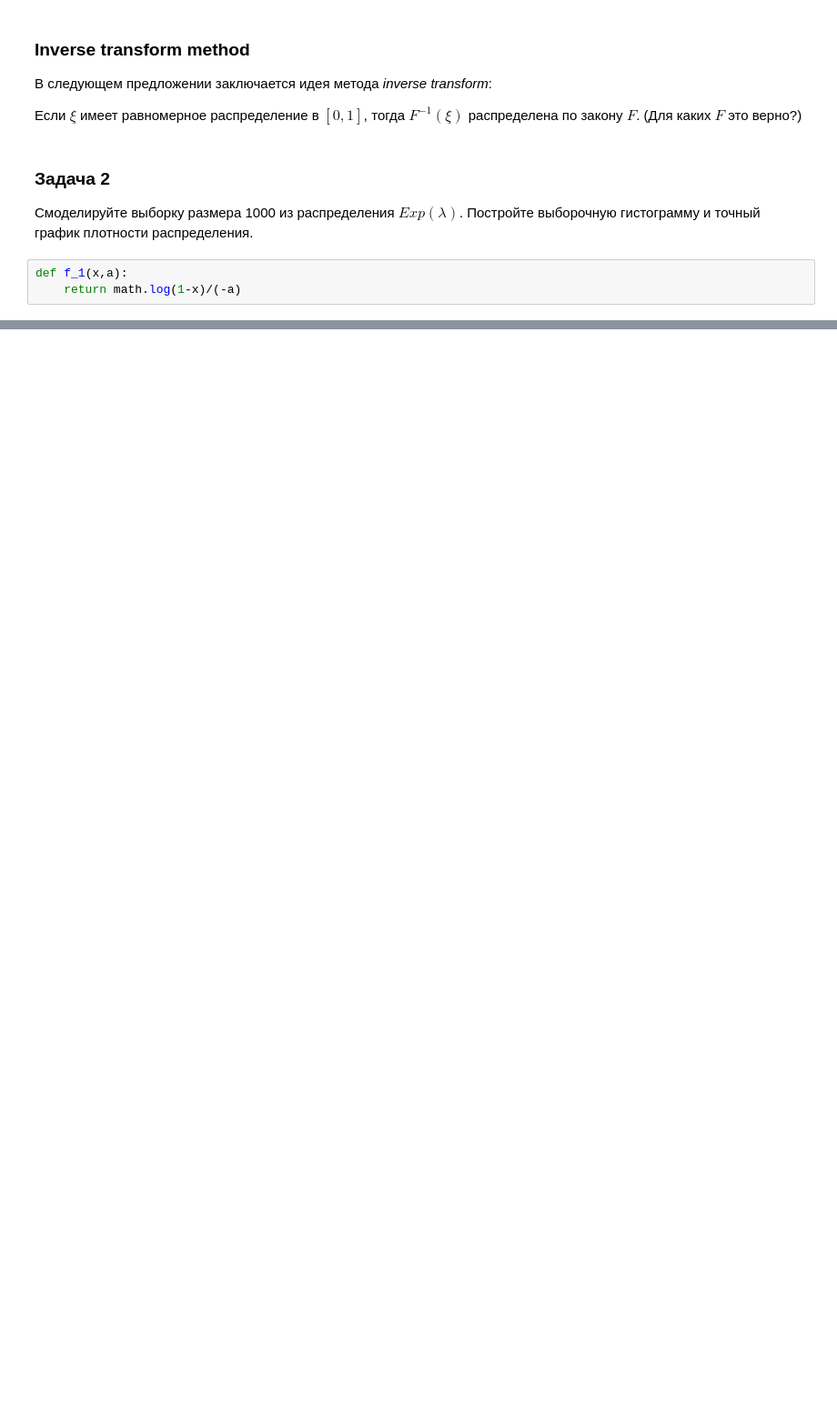
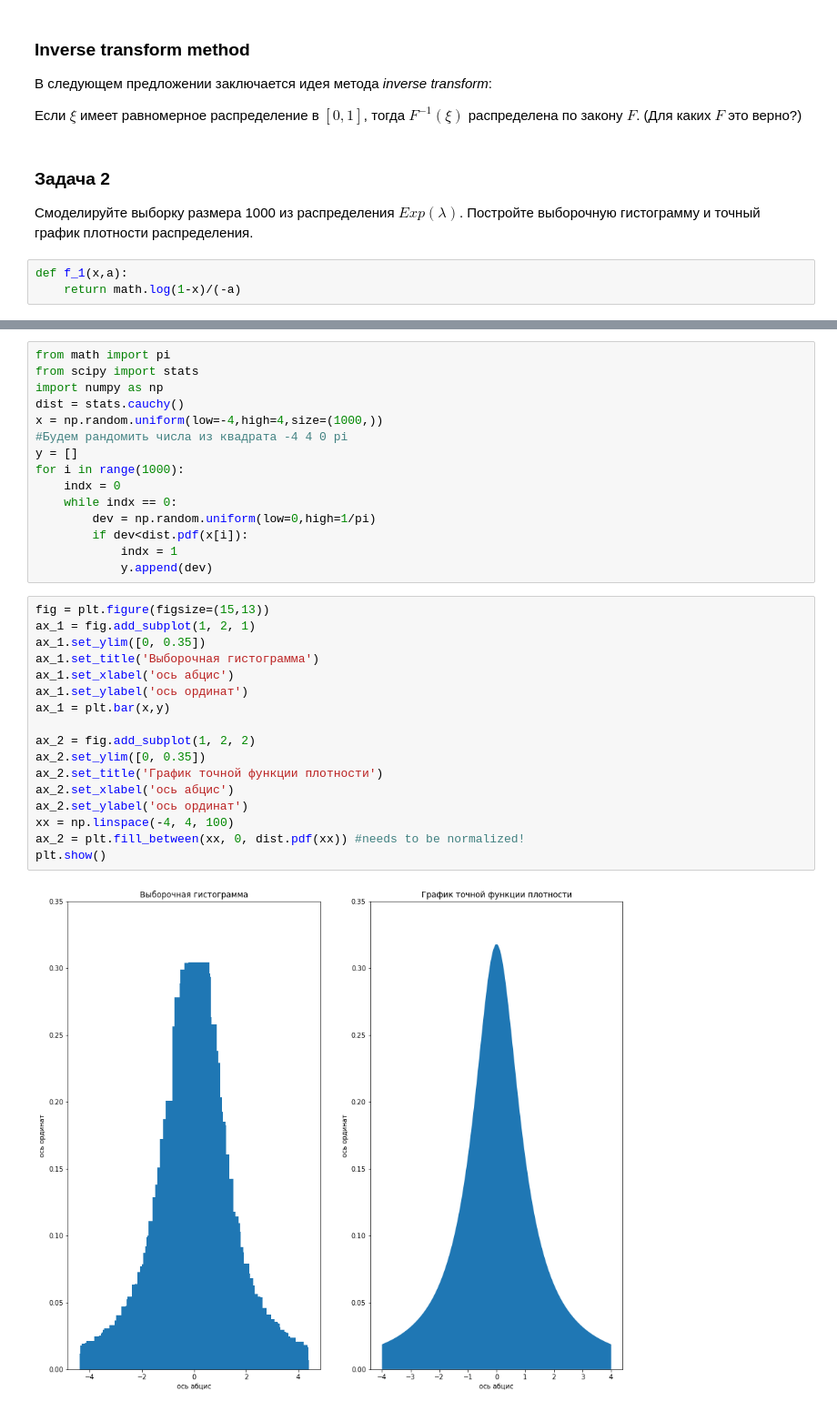
Before and after one commit to Verdangeta/Hometask, a Jupyter notebook: Homework_5.ipynb, the cells around one changed output, grey strips where cells are left out. Shown at 91% size. Drawn from its saved outputs; the diff is of its cells as text; blank space fills up the shorter version.

```diff
--- a/Homework_5.ipynb
+++ b/Homework_5.ipynb
@@ -81,0 +95,34 @@ x=[f_1(i,a) for i in x]
+# %%
+from math import pi
+from scipy import stats
+import numpy as np
+dist = stats.cauchy()
+x = np.random.uniform(low=-4,high=4,size=(1000,))
+#Будем рандомить числа из квадрата -4 4 0 pi
+y = []
+for i in range(1000):
+    indx = 0
+    while indx == 0:
+        dev = np.random.uniform(low=0,high=1/pi)
+        if dev<dist.pdf(x[i]):
+            indx = 1
+            y.append(dev)
+# %%
+fig = plt.figure(figsize=(15,13))
+ax_1 = fig.add_subplot(1, 2, 1)
+ax_1.set_ylim([0, 0.35])
+ax_1.set_title('Выборочная гистограмма')
+ax_1.set_xlabel('ось абцис')
+ax_1.set_ylabel('ось ординат')
+ax_1 = plt.bar(x,y)
+
+ax_2 = fig.add_subplot(1, 2, 2)
+ax_2.set_ylim([0, 0.35])
+ax_2.set_title('График точной функции плотности')
+ax_2.set_xlabel('ось абцис')
+ax_2.set_ylabel('ось ординат')
+xx = np.linspace(-4, 4, 100)
+ax_2 = plt.fill_between(xx, 0, dist.pdf(xx)) #needs to be normalized!
+plt.show()
+# %% [output]
+[figure, added]
```
Also changed, not shown: parts of 33 cells of this notebook.
